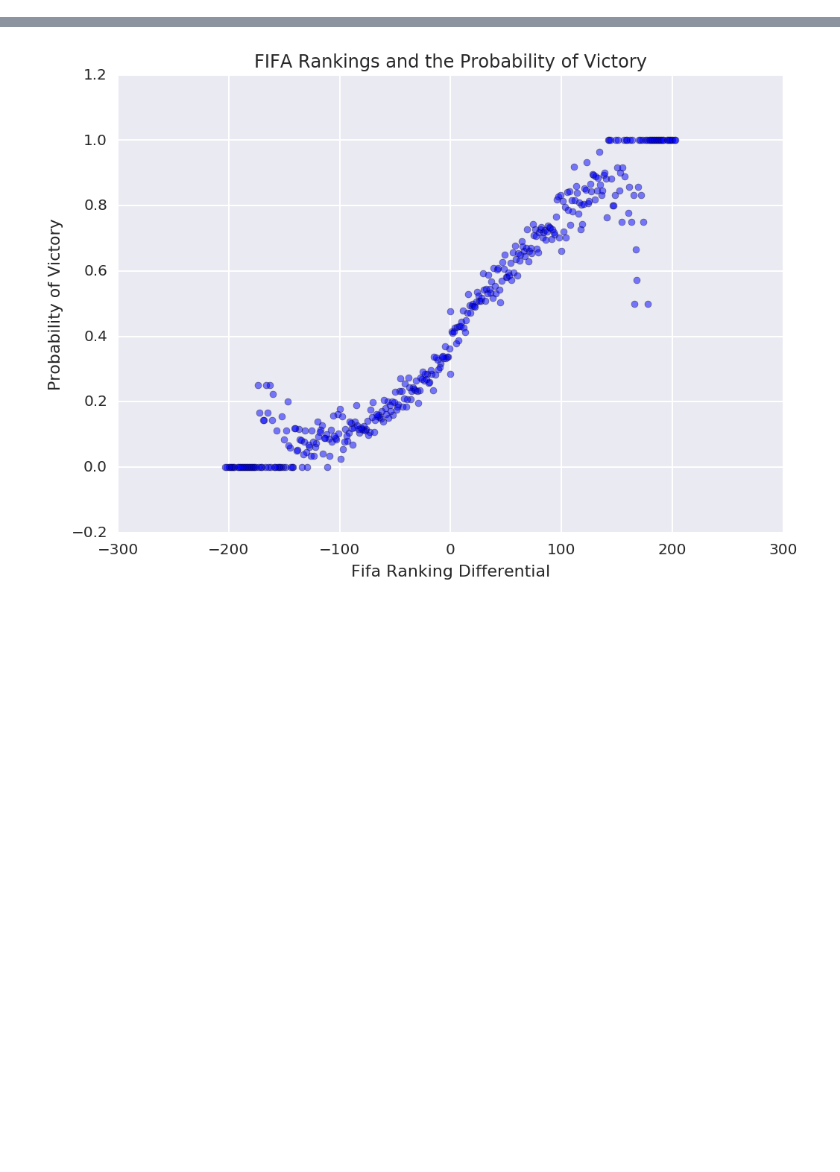
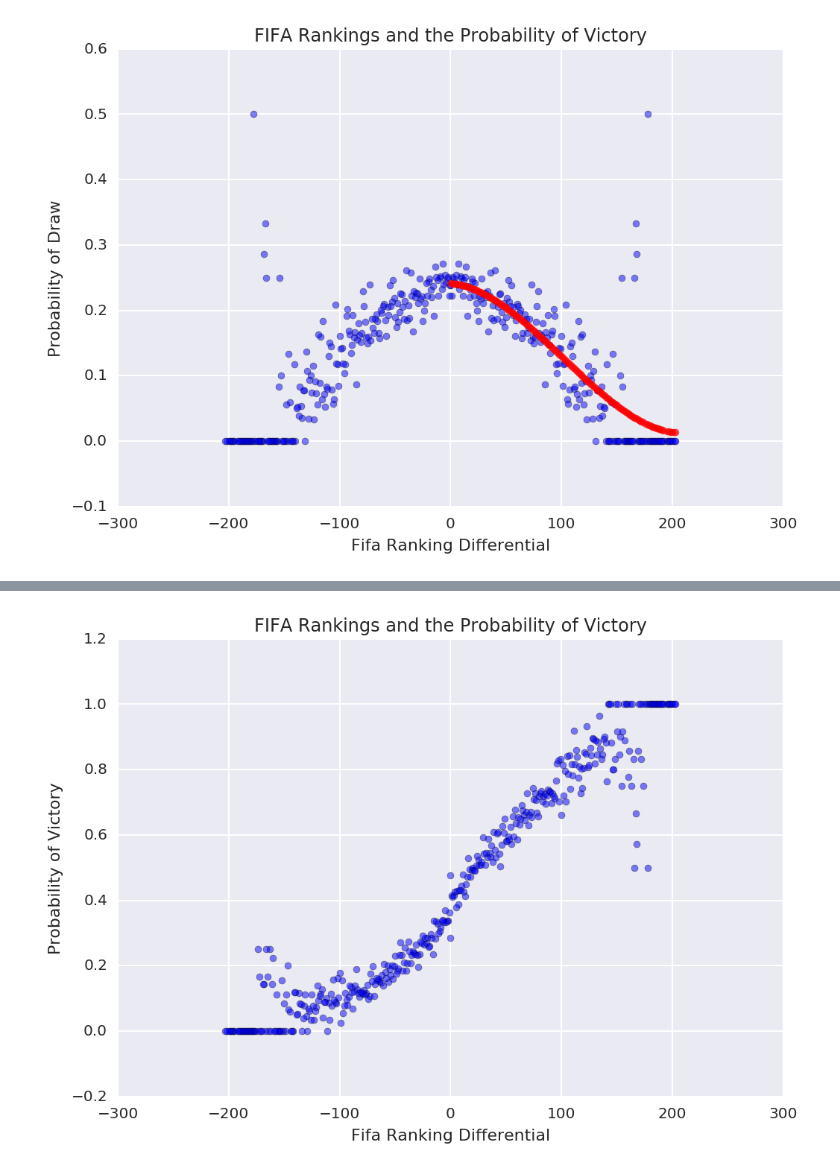
Before and after one commit to pierrelb/dataIncProj, a Jupyter notebook: soccerData.ipynb, the cells around one changed output, grey strips where cells are left out. Drawn from its saved outputs; the diff is of its cells as text; code cells hidden in the pictures; blank space fills up the shorter version.

```diff
--- a/soccerData.ipynb
+++ b/soccerData.ipynb
@@ -180,0 +154,13 @@ plt.title(u'FIFA Rankings and the Probability of Victory');
+# %%
+p_draw = pd.read_csv('prob_draw.csv')
+z = np.polyfit(p_draw.rank_diff.values, p_draw.prob.values, 3)
+f = np.poly1d(z)
+test_data = f(p_draw.rank_diff)
+plt.scatter(p_draw.rank_diff, p_draw.prob, alpha=0.5)
+plt.scatter(p_draw.rank_diff*-1, p_draw.prob, alpha=0.5)
+plt.scatter(p_draw.rank_diff, test_data, alpha=0.5, color='red')
+plt.xlabel('Fifa Ranking Differential');
+plt.ylabel(u'Probability of Draw');
+plt.title(u'FIFA Rankings and the Probability of Victory');
+# %% [output]
+[figure, added]
```
Also changed, not shown: parts of 15 cells of this notebook.
